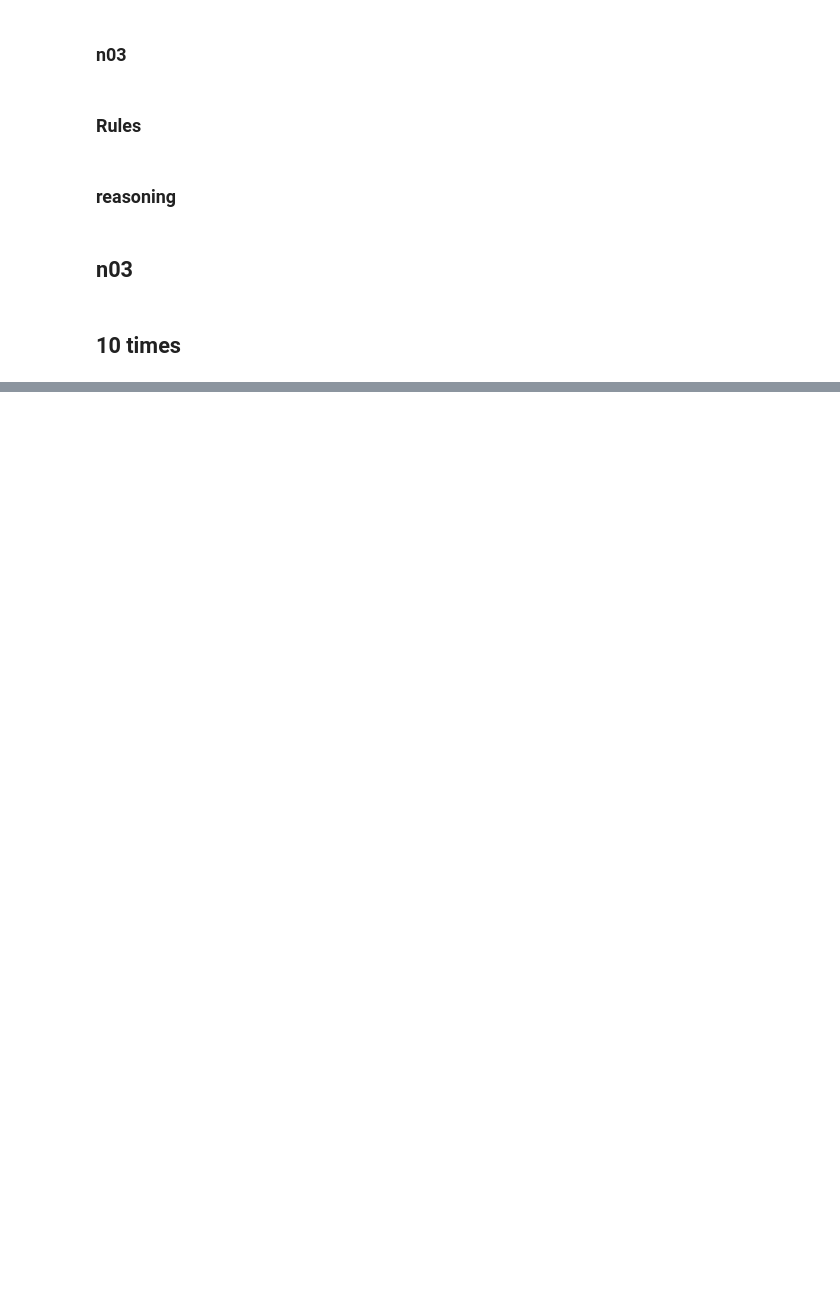
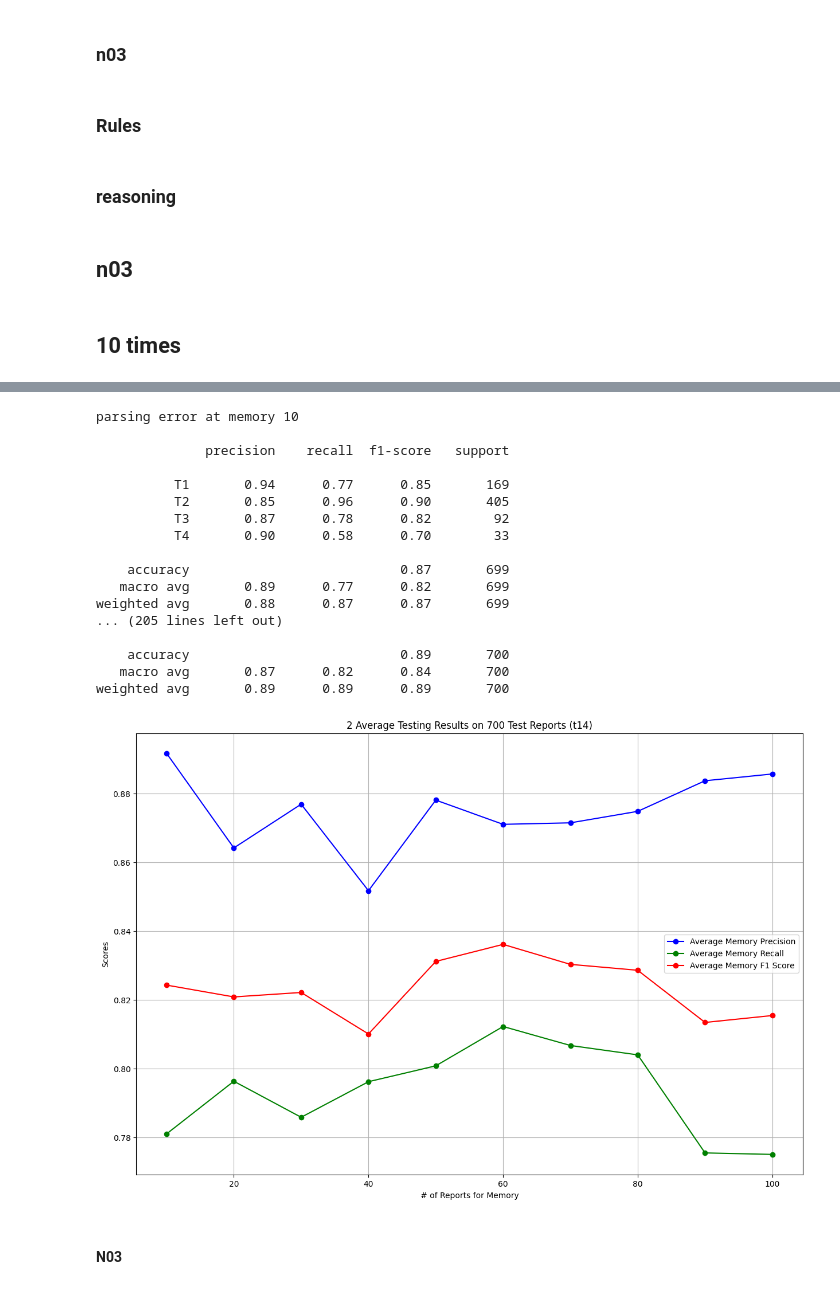
Before and after one commit to CYang-CCI-Lab/selfCorrectionAgent, a Jupyter notebook: analyze.ipynb, the cells around one changed output, grey strips where cells are left out. Saved outputs shown, nothing was run; the diff lists cells and outputs as text; code cells hidden in the pictures; blank space fills up the shorter version.

```diff
--- a/analyze.ipynb
+++ b/analyze.ipynb
@@ -716 +803,76 @@ weighted avg       0.86      0.85      0.84       700
+# %%
+# Average
+
+from src.metrics import t14_performance_report
+import numpy as np
+import pandas as pd
+import matplotlib.pyplot as plt
+
+total_num = 2
+
+precision_cumulative = []
+recall_cumulative = []
+f1_cumulative = []
+x_num = x_idx = np.array(range(1, 11))
+x_axis = x_num * 10
+
+
+for num in range(total_num):
+    result_df = pd.read_csv(f"/home/yl3427/cylab/selfCorrectionAgent/t14_dynamic_test_{num}_outof_10runs.csv")
+    train_df = pd.read_csv(f"/home/yl3427/cylab/selfCorrectionAgent/result/t14_train_{num}.csv")
+
+    for i in x_axis:
+        if len(result_df[result_df[f"cmem_t_{i}reports_is_parsed"] == False]) > 0:
+            print(f"parsing error at memory {i}")
+            print()
+
+    for i in x_num:
+        precision, recall, f1 = t14_performance_report(result_df, f'cmem_t_{i*10}reports_ans_str')
+        if num == 0:
+            precision_cumulative.append(precision)
+            recall_cumulative.append(recall)
+            f1_cumulative.append(f1)
+        else:
+            precision_cumulative[i-1] += precision
+            recall_cumulative[i-1] += recall
+            f1_cumulative[i-1] += f1
+
+precision_avg = [p / total_num for p in precision_cumulative]
+recall_avg = [r / total_num for r in recall_cumulative]
+f1_avg = [f / total_num for f in f1_cumulative]
+
+plt.figure(figsize=(15, 10))
+
+plt.plot(x_axis, precision_avg, label='Average Memory Precision', color='blue', marker='o')
+plt.plot(x_axis, recall_avg, label='Average Memory Recall', color='green', marker='o')
+plt.plot(x_axis, f1_avg, label='Average Memory F1 Score', color='red', marker='o')
+
+plt.xlabel('# of Reports for Memory')
+plt.ylabel('Scores')
+plt.title(f'{total_num} Average Testing Results on 700 Test Reports (t14)')
+plt.legend()
+plt.grid(True)
+
+plt.show()
+# %% [output]
+parsing error at memory 10
+
+              precision    recall  f1-score   support
+
+          T1       0.94      0.77      0.85       169
+          T2       0.85      0.96      0.90       405
+          T3       0.87      0.78      0.82        92
+          T4       0.90      0.58      0.70        33
+
+    accuracy                           0.87       699
+   macro avg       0.89      0.77      0.82       699
+weighted avg       0.88      0.87      0.87       699
+... (205 lines left out)
+
+    accuracy                           0.89       700
+   macro avg       0.87      0.82      0.84       700
+weighted avg       0.89      0.89      0.89       700
+[figure, added]
+# %% [markdown]
+#### N03
 # %%
```
Also changed, not shown: parts of 12 cells of this notebook, 2 other files.
